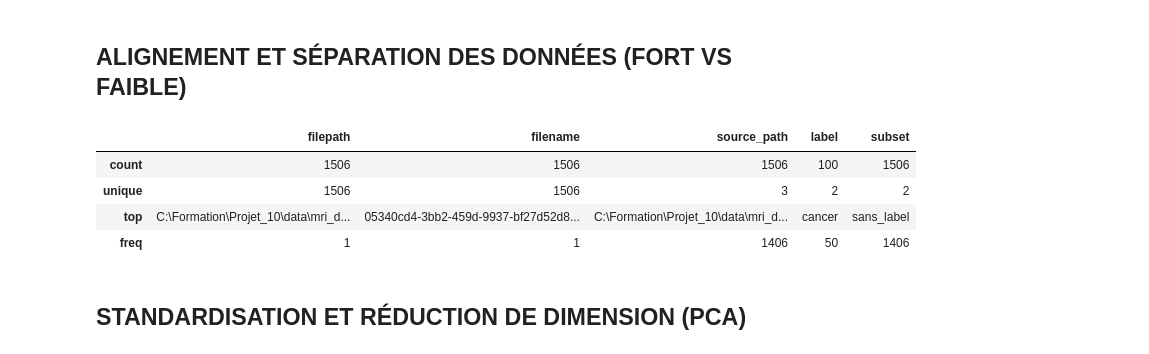
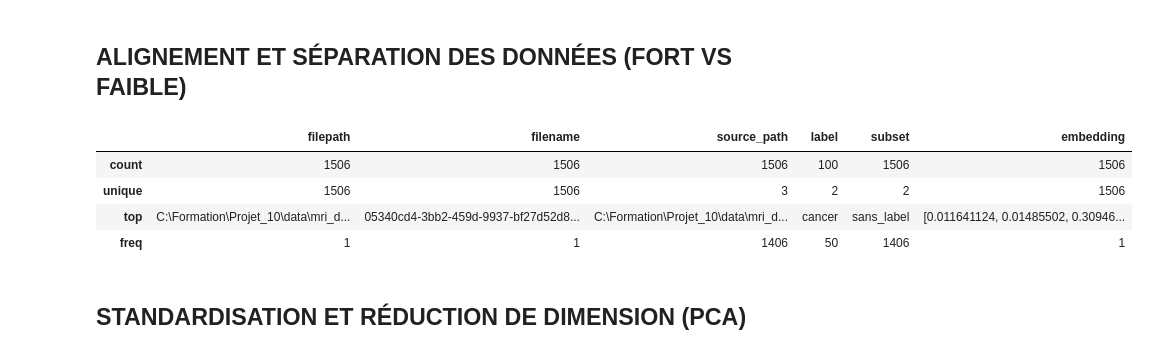
Before and after one commit to ObiYohan/brain-mri-semi-supervised-classification, a Jupyter notebook: prep_data.ipynb, the cells around one changed output. Saved outputs shown, nothing was run; the diff lists cells and outputs as text; code cells hidden in the pictures.

```diff
--- a/prep_data.ipynb
+++ b/prep_data.ipynb
@@ -310,34 +357,30 @@ Sauvegarde effectuée avec succès !
 # %%
 import numpy as np
 import matplotlib.pyplot as plt
 import seaborn as sns
 from sklearn.preprocessing import StandardScaler
 from sklearn.decomposition import PCA
 from sklearn.cluster import KMeans, AgglomerativeClustering
-from sklearn.metrics import adjusted_rand_score
-
-# /!\ IMPORTANT : Utilisez le 'df_features' (ou les indices valides) de l'étape précédente
-# pour garantir que la matrice d'embeddings et les lignes du DataFrame sont parfaitement alignées.
-# Ici, nous supposons que 'df_work' contient uniquement les lignes valides et 'features_matrix' leurs embeddings.
+from sklearn.metrics import adjusted_rand_score, roc_auc_score, accuracy_score, f1_score
 
 # Filtre pour le jeu fortement labellisé
-mask_fort = df_work['subset'] == 'avec_labels'
-df_fort = df_work[mask_fort].copy().reset_index(drop=True)
+mask_fort = df_features['subset'] == 'avec_labels'
+df_fort = df_features[mask_fort].copy().reset_index(drop=True)
 X_fort = features_matrix[mask_fort]
 y_true_fort = df_fort['label'].astype('category').cat.codes.values # Encodage 0/1 pour l'ARI
 
 # Filtre pour le jeu faiblement labellisé (sans labels d'origine)
-mask_faible = df_work['subset'] == 'sans_label'
-df_faible = df_work[mask_faible].copy().reset_index(drop=True)
+mask_faible = df_features['subset'] == 'sans_label'
+df_faible = df_features[mask_faible].copy().reset_index(drop=True)
 X_faible = features_matrix[mask_faible]
 
-df_work.describe()
+df_features.describe()
 # %% [output]
-|  | filepath | filename | source_path | label | subset |
-| count | 1506 | 1506 | 1506 | 100 | 1506 |
-| unique | 1506 | 1506 | 3 | 2 | 2 |
-| top | C:\Formation\Projet_10\data\mri_d... | 05340cd4-3bb2-459d-9937-bf27d52d8... | C:\Formation\Projet_10\data\mri_d... | cancer | sans_label |
-| freq | 1 | 1 | 1406 | 50 | 1406 |
+|  | filepath | filename | source_path | label | subset | embedding |
+| count | 1506 | 1506 | 1506 | 100 | 1506 | 1506 |
+| unique | 1506 | 1506 | 3 | 2 | 2 | 1506 |
+| top | C:\Formation\Projet_10\data\mri_d... | 05340cd4-3bb2-459d-9937-bf27d52d8... | C:\Formation\Projet_10\data\mri_d... | cancer | sans_label | [0.011641124, 0.01485502, 0.30946... |
+| freq | 1 | 1 | 1406 | 50 | 1406 | 1 |
 # %% [markdown]
 ## STANDARDISATION ET RÉDUCTION DE DIMENSION (PCA)
 # %%
```
Also changed, not shown: parts of 14 cells of this notebook, 3 other files.
